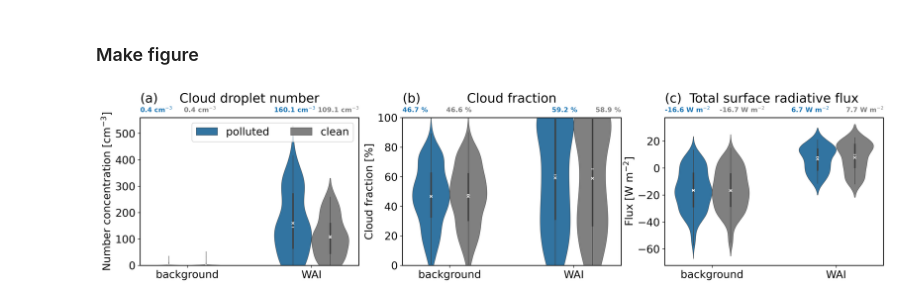
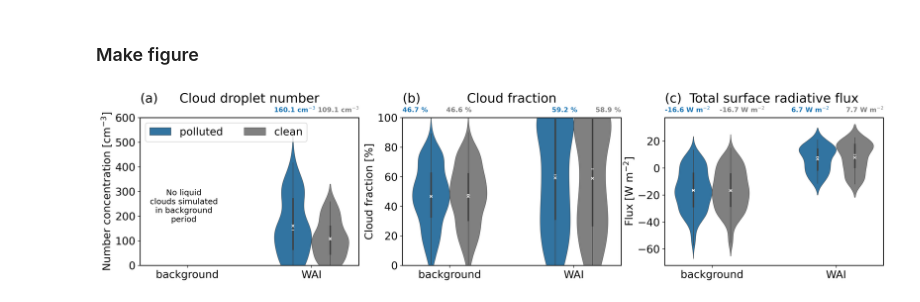
Before and after one commit to ruthprice/mosaic-wai-wrf-chem, a Jupyter notebook: notebooks/figures-A1-A2.ipynb, the cells around one changed output. Drawn from its saved outputs; the diff is of its cells as text; code cells hidden in the pictures.

```diff
--- a/notebooks/figures-A1-A2.ipynb
+++ b/notebooks/figures-A1-A2.ipynb
@@ -455,22 +455,7 @@ fs_label = 10
 
 stats_cdnc = medians["cdnc"]
 means_cdnc = means["cdnc"]
-axes[0].text(
-    s=f"{means_cdnc['background']['polluted']:.1f} cm$^{{-3}}$",
-    y=1.05, x=0, ha="left", va="center",
-    transform=axes[0].transAxes,
-    color=plot_colours["polluted"],
-    weight="bold",
-    fontsize=fs_label,
-)
-axes[0].text(
-    s=f"{means_cdnc['background']['clean']:.1f} cm$^{{-3}}$",
-    y=1.05, x=0.2, ha="left", va="center",
-    transform=axes[0].transAxes,
-    color=plot_colours["clean"],
-    weight="bold",
-    fontsize=fs_label,
-)
+
 axes[0].text(
     s=f"{means_cdnc['WAI']['polluted']:.1f} cm$^{{-3}}$",
     y=1.05, x=0.8, ha="right", va="center",
@@ -489,7 +474,7 @@ axes[0].text(
 )
 # plot
 sns.violinplot(
-    data=data,
+    data=data.where(data.wai_state=="WAI"),
     x="wai_state",
     y="cdnc",
     hue="pollution_state",
@@ -500,11 +485,17 @@ sns.violinplot(
     density_norm="width",
     palette=plot_colours,
 )
+# no CDNC data for background
+axes[0].set_xticks([-1,0], ["background","WAI"])
+axes[0].text(
+    s="No liquid\nclouds simulated\nin background\nperiod",
+    y=0.4, x=0.2, ha="center", va="center",
+    transform=axes[0].transAxes,
+    fontsize=12
+)
 axes[0].plot(
-    [-0.15, 0.15, 0.85, 1.15],
+    [-0.15, 0.15],
     [
-        means_cdnc['background']['polluted'],
-        means_cdnc['background']['clean'],
         means_cdnc['WAI']['polluted'],
         means_cdnc['WAI']['clean'],
     ],
@@ -512,10 +503,8 @@ axes[0].plot(
     ms=4
 )
 axes[0].plot(
-    [-0.15, 0.15, 0.85, 1.15],
+    [-0.15, 0.15],
     [
-        stats_cdnc['background']['polluted'],
-        stats_cdnc['background']['clean'],
         stats_cdnc['WAI']['polluted'],
         stats_cdnc['WAI']['clean'],
     ],
@@ -525,7 +514,8 @@ axes[0].plot(
 axes[0].set_title("Cloud droplet number", y=1.075)
 axes[0].set_ylabel("Number concentration [cm$^{{-3}}$]")
 axes[0].set_xlabel("")
-axes[0].set_ylim(bottom=0)
+axes[0].set_ylim(bottom=0,top=600)
+axes[0].set_xlim(-1.38, 0.38)
 
 ### CLOUD FRACTION
 
@@ -604,6 +594,7 @@ axes[1].set_ylabel("Cloud fraction [%]")
 axes[1].set_xlabel("")
 axes[1].set_ylim(0,100)
 
+
 ### SURFACE RAD FLUX
 
 stats_rad = medians["sfc_rad"]
@@ -656,33 +647,33 @@ sns.violinplot(
 )
 axes[2].plot(
     [-0.15, 0.15, 0.85, 1.15],
     [
         means_rad['background']['polluted'],
         means_rad['background']['clean'],
         means_rad['WAI']['polluted'],
         means_rad['WAI']['clean'],
     ],
     "wx",
     ms=4
 )
 axes[2].plot(
     [-0.15, 0.15, 0.85, 1.15],
     [
         stats_rad['background']['polluted'],
         stats_rad['background']['clean'],
         stats_rad['WAI']['polluted'],
         stats_rad['WAI']['clean'],
     ],
     "w_",
     ms=4
 )
 axes[2].set_title("Total surface radiative flux", y=1.075)
 axes[2].set_ylabel("Flux [W m$^{{-2}}$]")
 axes[2].set_xlabel("")
 
-axes[0].legend(ncols=2)
+axes[0].legend(ncols=2, loc="upper left")
 for i in range(len(axes)):
     axes[i].set_title(f"({string.ascii_lowercase[i]})", y=1.075, loc="left")
-plt.savefig("../figures/figureA2.png", bbox_inches="tight")
+plt.savefig("../figures/figureA2_response.png", bbox_inches="tight")
 # %% [output]
-[figure, old version]
+[figure, new version]
```
